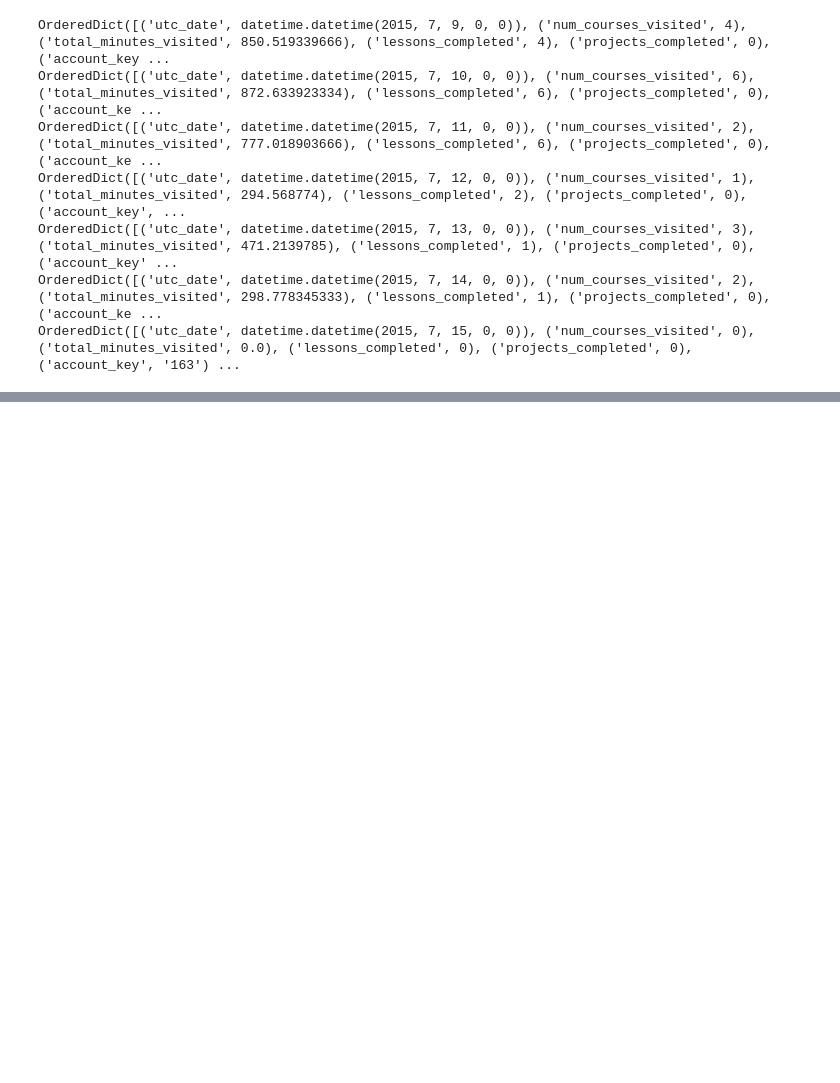
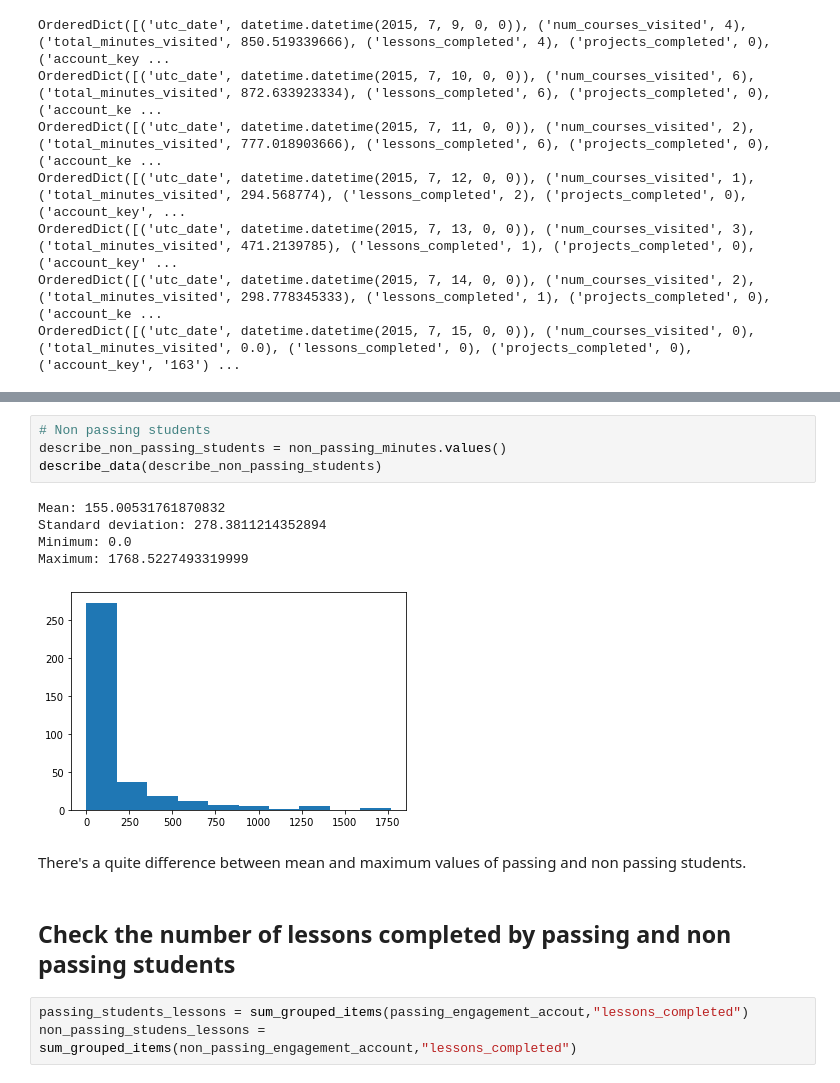
Before and after one commit to ruddysimon/Student_data_analysis, a Jupyter notebook: Student_analysis.ipynb, the cells around one changed output, grey strips where cells are left out. Saved outputs shown, nothing was run; the diff lists cells and outputs as text; blank space fills up the shorter version.

```diff
--- a/Student_analysis.ipynb
+++ b/Student_analysis.ipynb
@@ -393,0 +460,17 @@ OrderedDict([('utc_date', datetime.datetime(2015, 7, 15, 0, 0)), ('num_courses_v
+# %%
+# Non passing students
+describe_non_passing_students = non_passing_minutes.values()
+describe_data(describe_non_passing_students)
+# %% [output]
+Mean: 155.00531761870832
+Standard deviation: 278.3811214352894
+Minimum: 0.0
+Maximum: 1768.5227493319999
+[figure, added]
+# %% [markdown]
+There's a quite difference between mean and maximum values of passing and non passing students.
+# %% [markdown]
+## Check the number of lessons completed by passing and non passing students
+# %%
+passing_students_lessons = sum_grouped_items(passing_engagement_accout,"lessons_completed")
+non_passing_studens_lessons = sum_grouped_items(non_passing_engagement_account,"lessons_completed")
```
Also changed, not shown: parts of 13 cells of this notebook.
